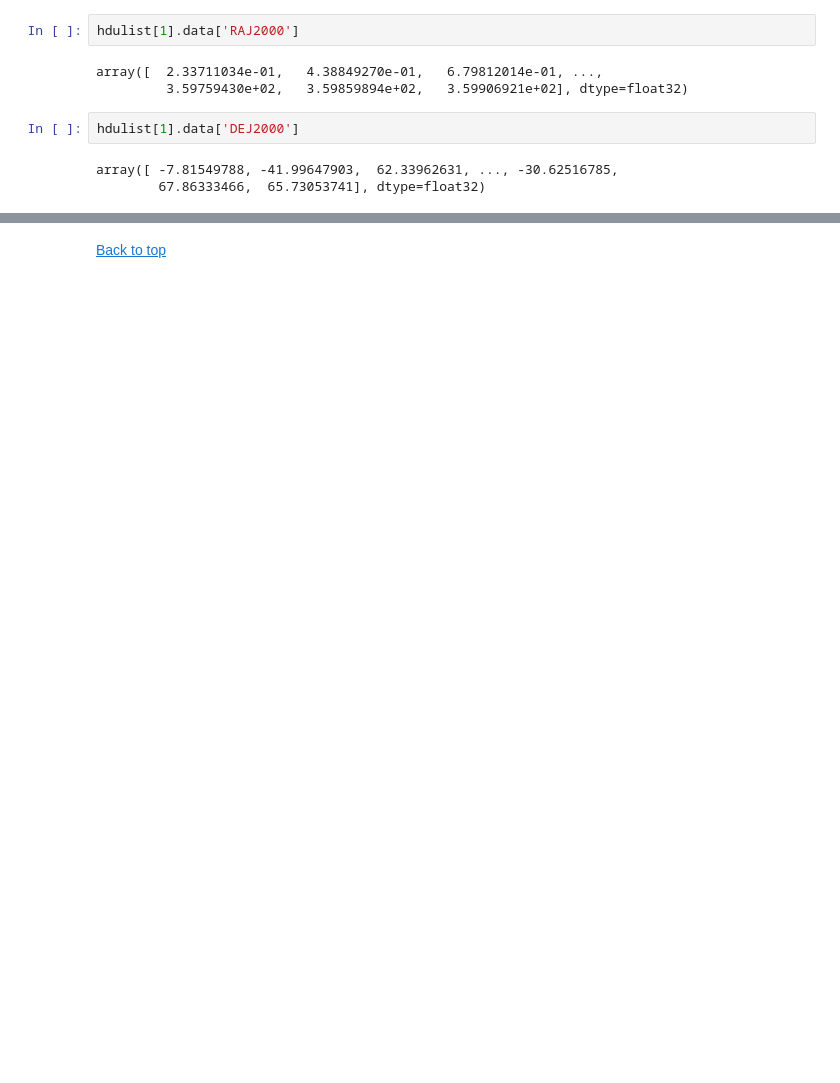
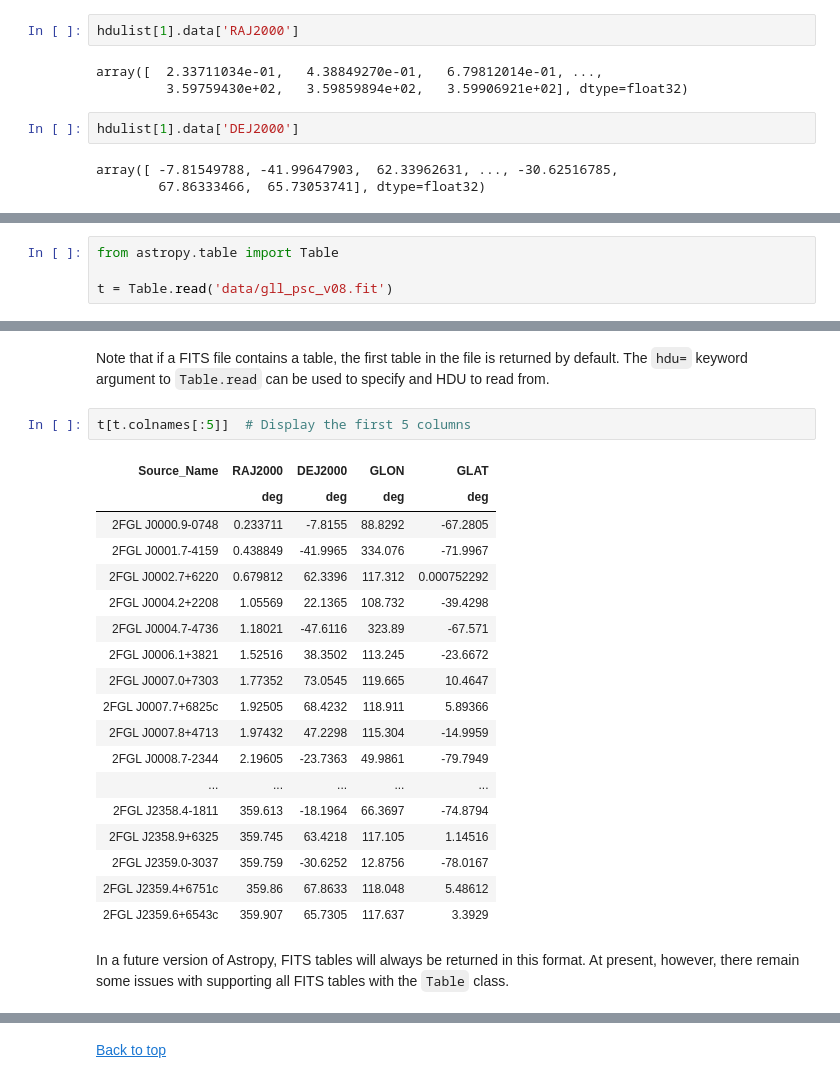
Before and after one commit to astropy/astropy4scipy2014, a Jupyter notebook: notebooks/04_Handling_FITS_Files.ipynb, the cells around one changed output, grey strips where cells are left out. Drawn from its saved outputs; the diff is of its cells as text; blank space fills up the shorter version.

```diff
--- a/notebooks/04_Handling_FITS_Files.ipynb
+++ b/notebooks/04_Handling_FITS_Files.ipynb
@@ -220,0 +312,4 @@ array([ -7.81549788, -41.99647903,  62.33962631, ..., -30.62516785,
+# %%
+from astropy.table import Table
+
+t = Table.read('data/gll_psc_v08.fit')
@@ -221,3 +327,28 @@ array([ -7.81549788, -41.99647903,  62.33962631, ..., -30.62516785,
+# %% [markdown]
+Note that if a FITS file contains a table, the first table in the file is returned by default.  The `hdu=` keyword argument to `Table.read` can be used to specify and HDU to read from.
+# %%
+t[t.colnames[:5]]  # Display the first 5 columns
+# %% [output]
+| Source_Name | RAJ2000 | DEJ2000 | GLON | GLAT |
+|  | deg | deg | deg | deg |
+| 2FGL J0000.9-0748 | 0.233711 | -7.8155 | 88.8292 | -67.2805 |
+| 2FGL J0001.7-4159 | 0.438849 | -41.9965 | 334.076 | -71.9967 |
+| 2FGL J0002.7+6220 | 0.679812 | 62.3396 | 117.312 | 0.000752292 |
+| 2FGL J0004.2+2208 | 1.05569 | 22.1365 | 108.732 | -39.4298 |
+| 2FGL J0004.7-4736 | 1.18021 | -47.6116 | 323.89 | -67.571 |
+| 2FGL J0006.1+3821 | 1.52516 | 38.3502 | 113.245 | -23.6672 |
+| 2FGL J0007.0+7303 | 1.77352 | 73.0545 | 119.665 | 10.4647 |
+| 2FGL J0007.7+6825c | 1.92505 | 68.4232 | 118.911 | 5.89366 |
+| 2FGL J0007.8+4713 | 1.97432 | 47.2298 | 115.304 | -14.9959 |
+| 2FGL J0008.7-2344 | 2.19605 | -23.7363 | 49.9861 | -79.7949 |
+| ... | ... | ... | ... | ... |
+| 2FGL J2358.4-1811 | 359.613 | -18.1964 | 66.3697 | -74.8794 |
+| 2FGL J2358.9+6325 | 359.745 | 63.4218 | 117.105 | 1.14516 |
+| 2FGL J2359.0-3037 | 359.759 | -30.6252 | 12.8756 | -78.0167 |
+| 2FGL J2359.4+6751c | 359.86 | 67.8633 | 118.048 | 5.48612 |
+| 2FGL J2359.6+6543c | 359.907 | 65.7305 | 117.637 | 3.3929 |
+# %% [markdown]
+In a future version of Astropy, FITS tables will always be returned in this format.  At present, however, there remain some issues with supporting all FITS tables with the `Table` class.
 # %% [markdown]
 Practical Exercises
 -------------------
```
Also changed, not shown: parts of 41 cells of this notebook.
